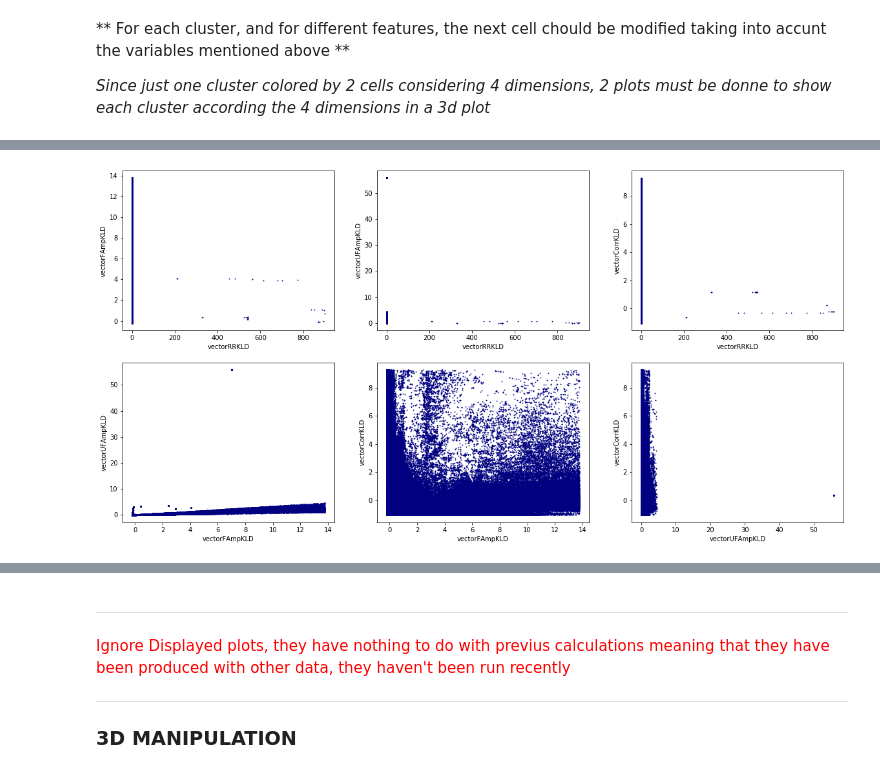
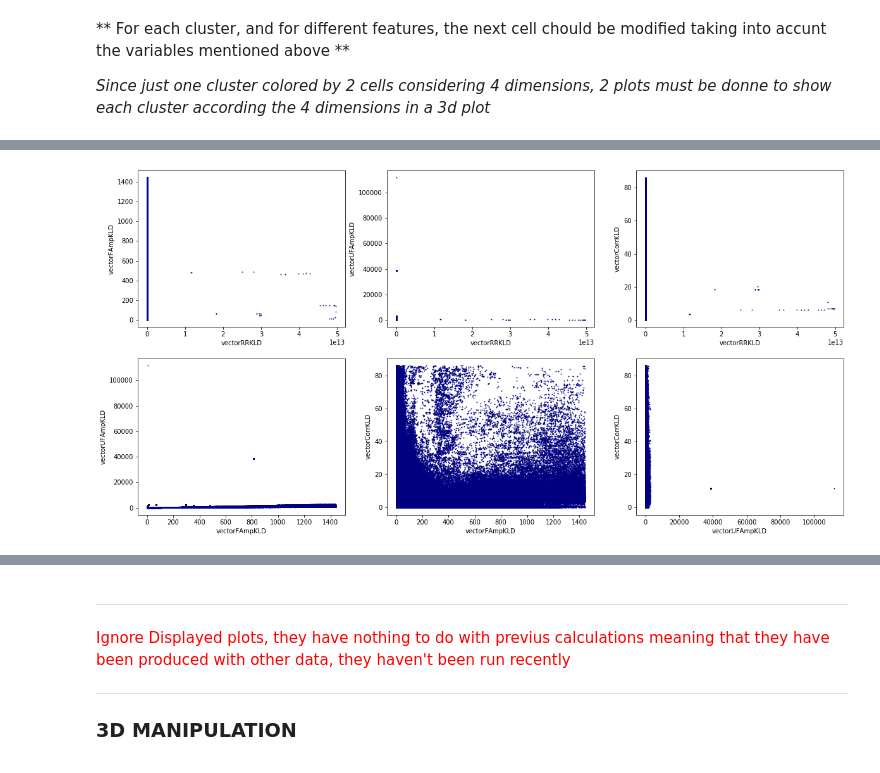
Before and after one commit to valeporti/stg_ete, a Jupyter notebook: all_in_one.ipynb, the cells around one changed output, grey strips where cells are left out. Saved outputs shown, nothing was run; the diff lists cells and outputs as text; code cells hidden in the pictures.

Commit message:
added changes of showing 'not normalized values', then added predicting values of non used set for clustering, corrected error of showing n values of c cluster

```diff
--- a/all_in_one.ipynb
+++ b/all_in_one.ipynb
@@ -38,6 +38,7 @@ color_iter = itertools.cycle(['navy', 'turquoise', 'cornflowerblue', 'darkorange
 titles = ['vectorRRKLD', 'vectorFAmpKLD', 'vectorUFAmpKLD', 'vectorCorrKLD']
 feat_dict = None
 df_ALL = None
+show_normalized_values = False
 # %% [markdown]
 > Grab all the patients directory that you need, and the specific features from the 34
 
@@ -94,8 +97,9 @@ df_ALL.head()
 
 > 0.16 for a 16Go RAM memory available computer, for running several models (like GMM but several times to get the best BIC score)
 # %%
-df_DIV, indexes = hp.getRandomRows(df_ALL, 0.5)
+df_DIV, indexes, ignored_df, ignored_indexes = hp.getRandomRows(df_ALL, 0.5)
 df_DIV, df_info = hp.cleanDF(df_DIV, ['paths', 'voie_num']) # divide DF between pure info and data
+ignored_df, ignored_df_info = hp.cleanDF(ignored_df, ['paths', 'voie_num'])
 # %% [markdown]
 ### Preprocessing
 # %%
@@ -160,3 +167,5 @@ totals: {'>50': 1, '>30': 0, '>15': 1, '>05': 2, '<05': 3}
+# %%
+X_orig = cl.getValuesBeforeNormalization(X, std)
 # %% [markdown]
 **<span style="color:red">Extract the desired data from a cluster, complemented with its information</span>**
 # %%
@@ -251,3 +281,7 @@ dp.plotAll2DGMMs(X, predicted, 1, 'turquoise', titles)
 ** For each cluster, and for different features, the next cell chould be modified taking into accunt the variables mentioned above **
 
 *Since just one cluster colored by 2 cells considering 4 dimensions, 2 plots must be donne to show each cluster according the 4 dimensions in a 3d plot*
+# %%
+%matplotlib inline
+X_to_print = X if show_normalized_values else X_orig
+dp.plotAll2DGMMs(X_to_print, predicted, 0, 'red', titles)
@@ -254,5 +290,5 @@ dp.plotAll2DGMMs(X, predicted, 1, 'turquoise', titles)
 # %%
 %matplotlib inline
-dp.plotAll2DGMMs(X, predicted, 0, 'red', titles)
+dp.plotAll2DGMMs(X_to_print, predicted, 1, 'red', titles)
 # %% [output]
-[figure, old version]
+[figure, new version]
```
Also changed, not shown: parts of 12 cells of this notebook, 3 other files.
